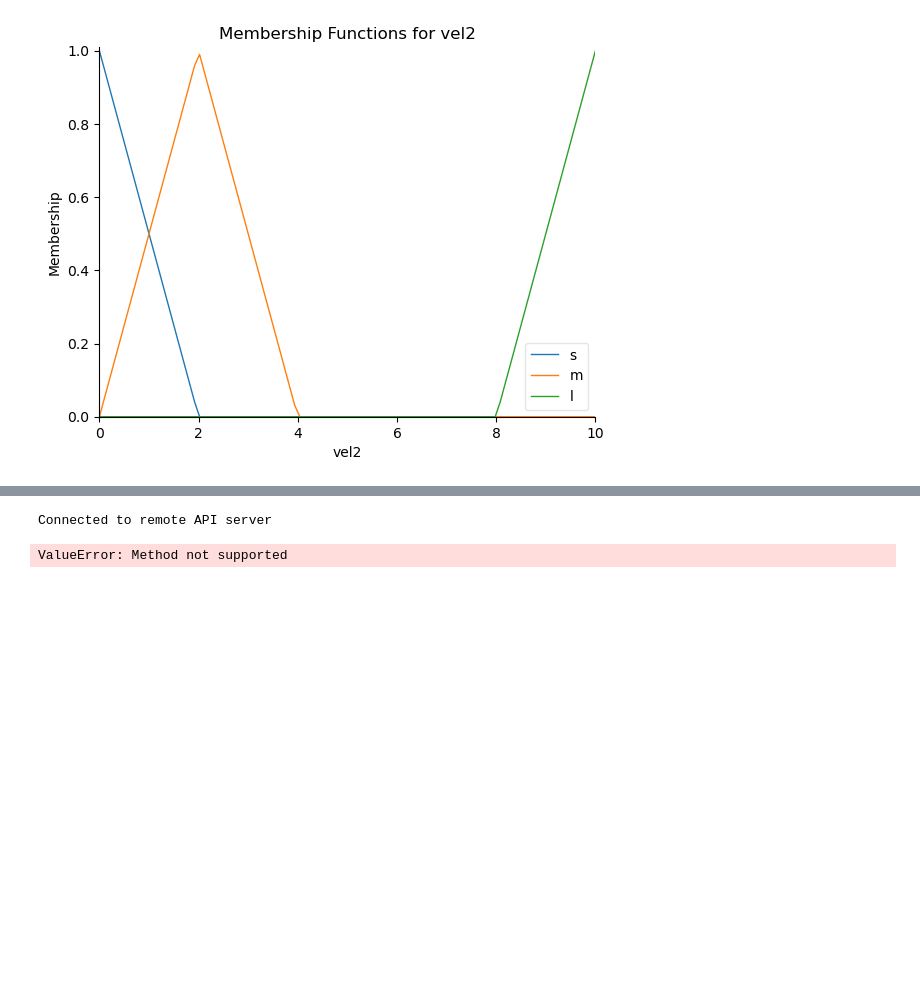
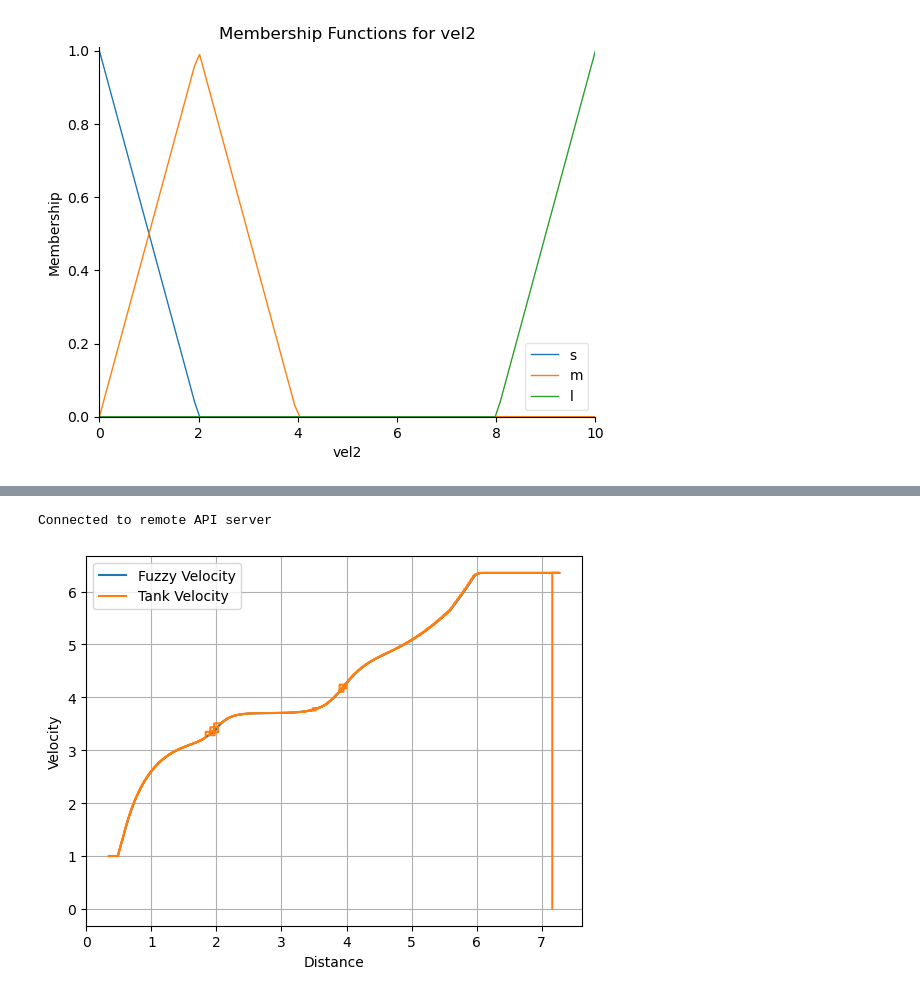
Before and after one commit to HaZhul/PSI, a Jupyter notebook: fuzzy_logic_2/Exercise1.ipynb, the cells around one changed output, grey strips where cells are left out. Drawn from its saved outputs; the diff is of its cells as text; code cells hidden in the pictures; blank space fills up the shorter version.

```diff
--- a/fuzzy_logic_2/Exercise1.ipynb
+++ b/fuzzy_logic_2/Exercise1.ipynb
@@ -103,34 +133,34 @@ tank=Tank(clientID)
 
 err_code,ps_handle = vrep.simxGetObjectHandle(clientID,"Proximity_sensor", vrep.simx_opmode_blocking)
 
-method = 's'
+method = 'soft'
 
 dist = []
 fuzzy_vel = []
 tank_vel = []
 t = time.time()
-while (time.time()-t)<10:
+while (time.time()-t)<15:
     err_code,detectionState,detectedPoint,detectedObjectHandle,detectedSurfaceNormalVector=vrep.simxReadProximitySensor(clientID,ps_handle,vrep.simx_opmode_streaming)
     distance = np.linalg.norm(detectedPoint)
     if distance == 0:
         continue
 
     velocity = tank.readVelocity()
     fuzzy_velocity = get_velocity(velocity, distance, method)
     tank.forward(fuzzy_velocity)
     tank_vel.append(velocity)
     dist.append(distance)
     fuzzy_vel.append(fuzzy_velocity)
 
 
 vrep.simxStopSimulation(clientID,vrep.simx_opmode_oneshot)
 plt.plot(dist, fuzzy_vel, label='Fuzzy Velocity')
 plt.plot(dist, tank_vel, label='Tank Velocity')
 plt.xlabel('Distance')
 plt.ylabel('Velocity')
 plt.grid()
 plt.legend()
 plt.show()
 # %% [output]
 Connected to remote API server
-ValueError: Method not supported
+[figure, added]
```
Also changed, not shown: parts of 1 cell of this notebook, 1 other file.
